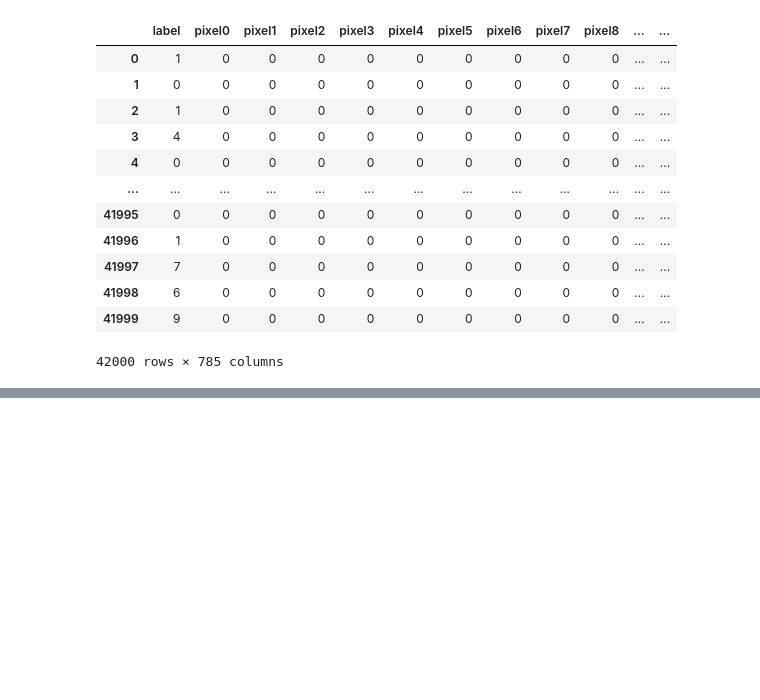
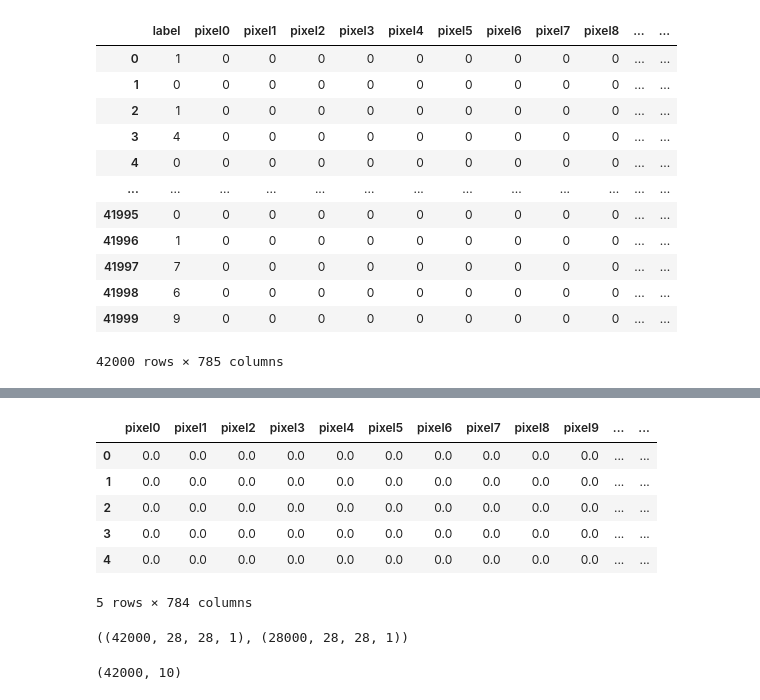
Before and after one commit to Sumith-Pevekar/DigitReco, a Jupyter notebook: DigitReco.ipynb, the cells around one changed output, grey strips where cells are left out. Drawn from its saved outputs; the diff is of its cells as text; code cells hidden in the pictures; blank space fills up the shorter version.

```diff
--- a/DigitReco.ipynb
+++ b/DigitReco.ipynb
@@ -28,0 +71,22 @@ train
+# %%
+X_train.head()
+# %% [output]
+|  | pixel0 | pixel1 | pixel2 | pixel3 | pixel4 | pixel5 | pixel6 | pixel7 | pixel8 | pixel9 | ... | ... |
+| 0 | 0.0 | 0.0 | 0.0 | 0.0 | 0.0 | 0.0 | 0.0 | 0.0 | 0.0 | 0.0 | ... | ... |
+| 1 | 0.0 | 0.0 | 0.0 | 0.0 | 0.0 | 0.0 | 0.0 | 0.0 | 0.0 | 0.0 | ... | ... |
+| 2 | 0.0 | 0.0 | 0.0 | 0.0 | 0.0 | 0.0 | 0.0 | 0.0 | 0.0 | 0.0 | ... | ... |
+| 3 | 0.0 | 0.0 | 0.0 | 0.0 | 0.0 | 0.0 | 0.0 | 0.0 | 0.0 | 0.0 | ... | ... |
+| 4 | 0.0 | 0.0 | 0.0 | 0.0 | 0.0 | 0.0 | 0.0 | 0.0 | 0.0 | 0.0 | ... | ... |
+5 rows × 784 columns
+# %%
+X_train = X_train.values.reshape(-1,28,28,1)
+X_test = X_test.values.reshape(-1,28,28,1)
+X_train.shape, X_test.shape
+# %% [output]
+((42000, 28, 28, 1), (28000, 28, 28, 1))
+# %%
+from keras.utils.np_utils import to_categorical
+y_train = to_categorical(y_train, num_classes = 10)
+y_train.shape
+# %% [output]
+(42000, 10)
```
Also changed, not shown: parts of 14 cells of this notebook.
